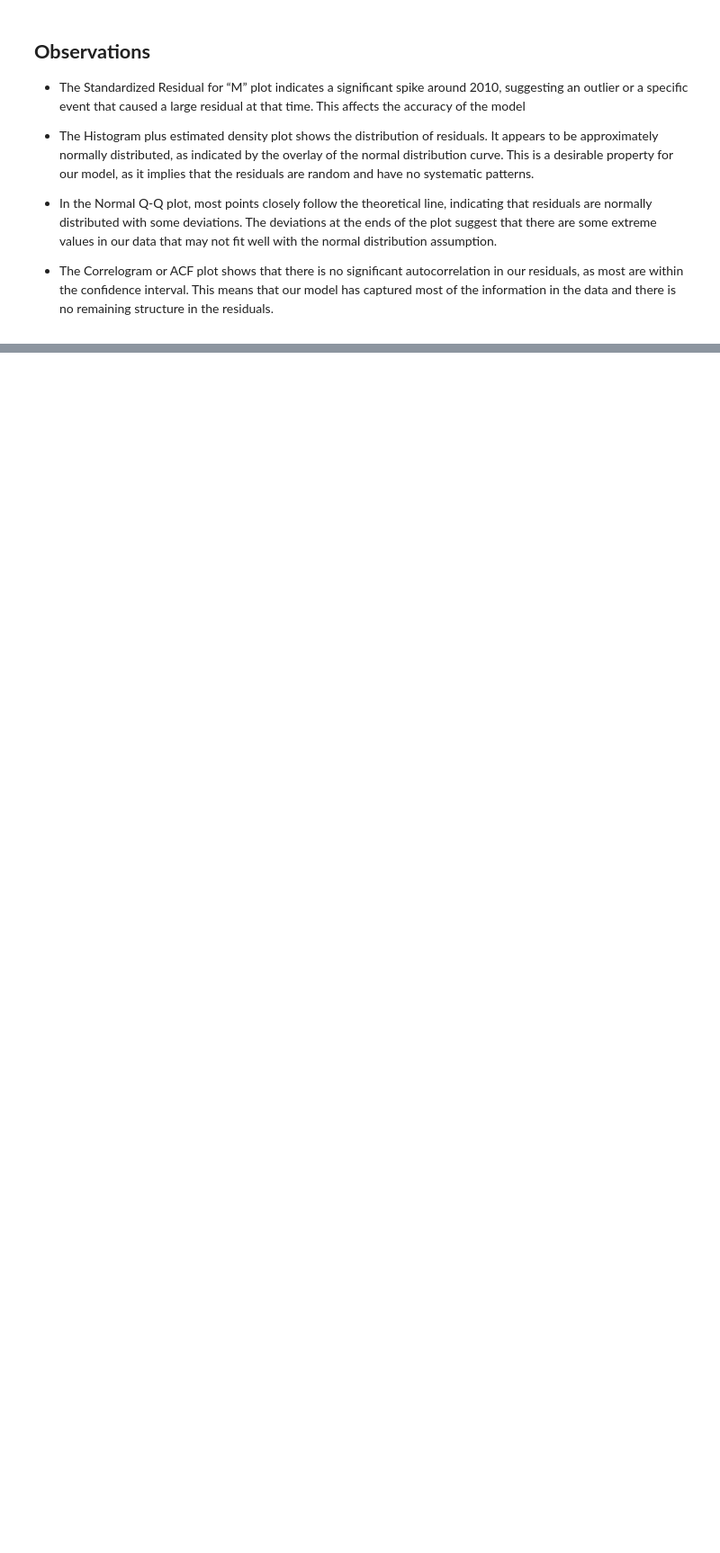
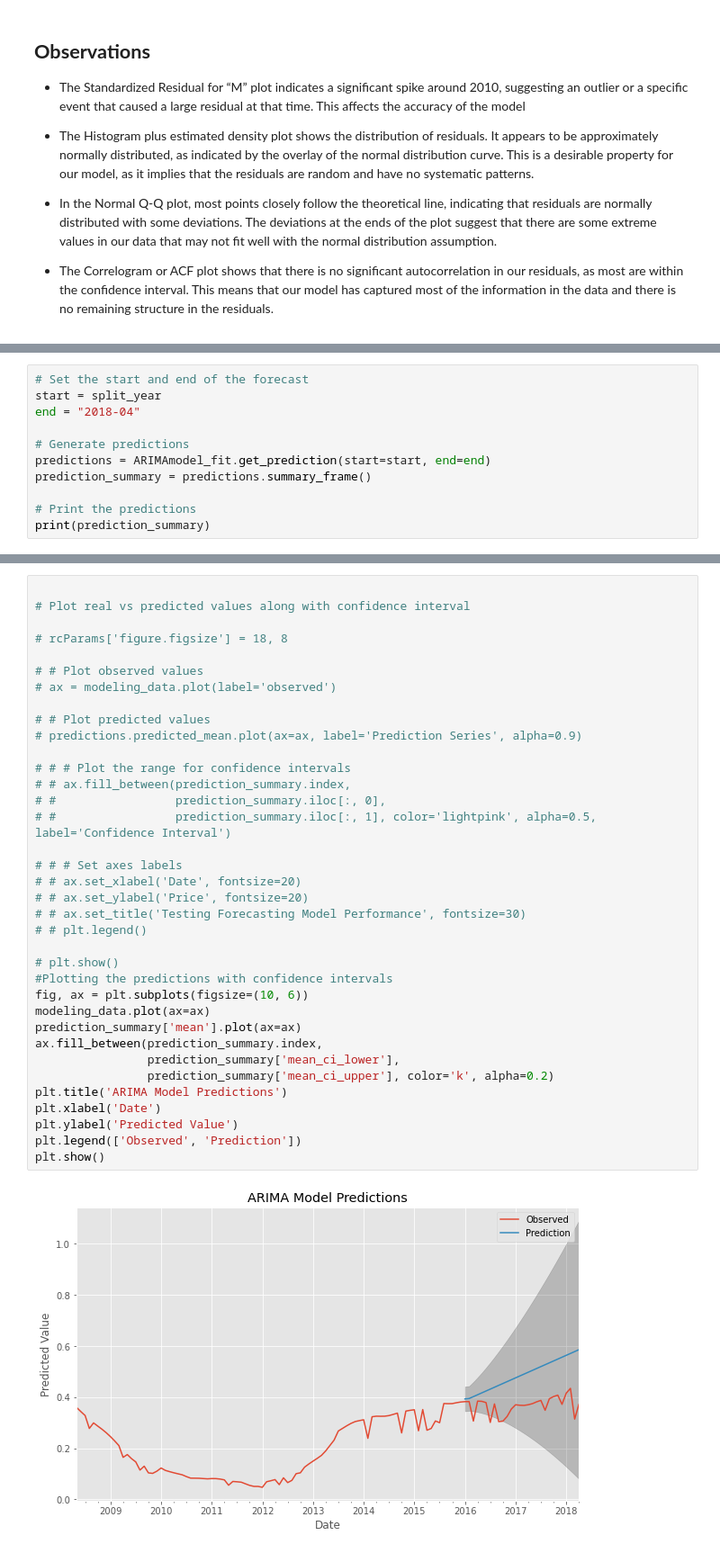
Before and after one commit to MWENDA1999/Predictive-Modeling-Time-Series-Forecasting-G9DSF-FT06-P4, a Jupyter notebook: notebook.ipynb, the cells around one changed output, grey strips where cells are left out. Shown at 90% size. Drawn from its saved outputs; the diff is of its cells as text; blank space fills up the shorter version.

```diff
--- a/notebook.ipynb
+++ b/notebook.ipynb
@@ -876,0 +884,11 @@ Warnings:
+# %%
+# Set the start and end of the forecast
+start = split_year
+end = "2018-04"
+
+# Generate predictions
+predictions = ARIMAmodel_fit.get_prediction(start=start, end=end)
+prediction_summary = predictions.summary_frame()
+
+# Print the predictions
+print(prediction_summary)
@@ -876,0 +913,38 @@ Warnings:
+# %%
+
+# Plot real vs predicted values along with confidence interval
+
+# rcParams['figure.figsize'] = 18, 8
+
+# # Plot observed values
+# ax = modeling_data.plot(label='observed')
+
+# # Plot predicted values
+# predictions.predicted_mean.plot(ax=ax, label='Prediction Series', alpha=0.9)
+
+# # # Plot the range for confidence intervals
+# # ax.fill_between(prediction_summary.index,
+# #                 prediction_summary.iloc[:, 0],
+# #                 prediction_summary.iloc[:, 1], color='lightpink', alpha=0.5, label='Confidence Interval')
+
+# # # Set axes labels
+# # ax.set_xlabel('Date', fontsize=20)
+# # ax.set_ylabel('Price', fontsize=20)
+# # ax.set_title('Testing Forecasting Model Performance', fontsize=30)
+# # plt.legend()
+
+# plt.show()
+#Plotting the predictions with confidence intervals
+fig, ax = plt.subplots(figsize=(10, 6))
+modeling_data.plot(ax=ax)
+prediction_summary['mean'].plot(ax=ax)
+ax.fill_between(prediction_summary.index,
+                prediction_summary['mean_ci_lower'],
+                prediction_summary['mean_ci_upper'], color='k', alpha=0.2)
+plt.title('ARIMA Model Predictions')
+plt.xlabel('Date')
+plt.ylabel('Predicted Value')
+plt.legend(['Observed', 'Prediction'])
+plt.show()
+# %% [output]
+[figure, added]
```
Also changed, not shown: parts of 41 cells of this notebook, 1 other file.
